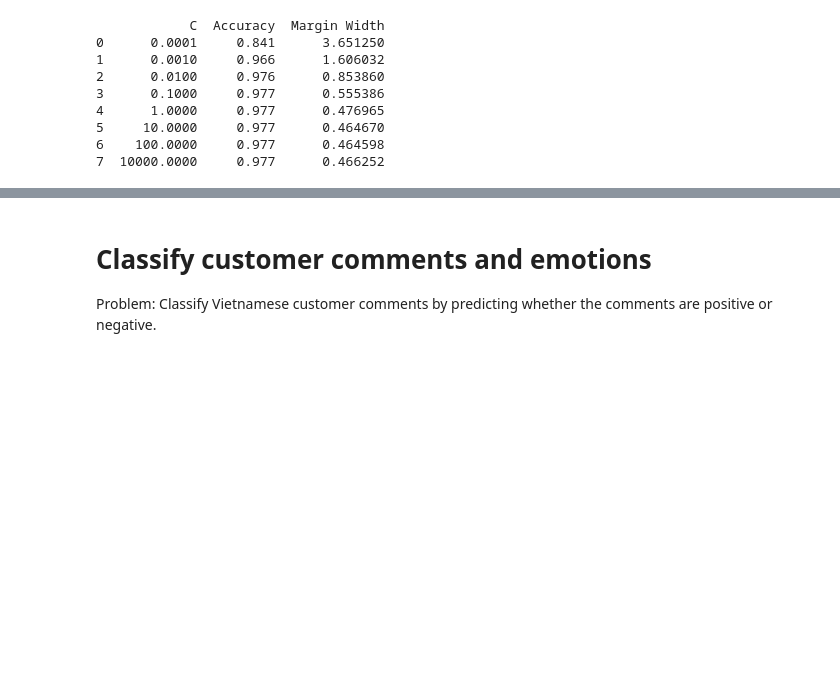
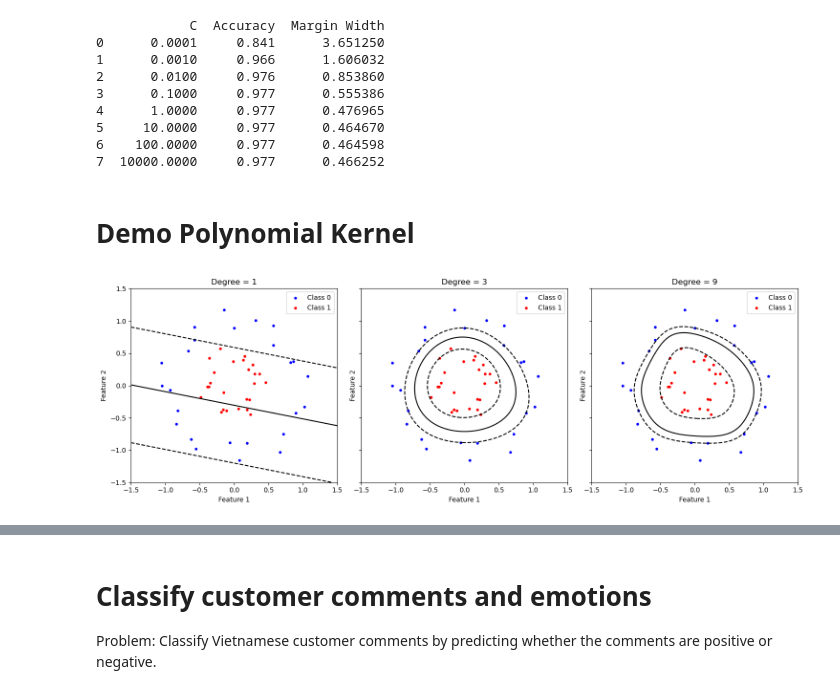
Before and after one commit to baominh5xx2/CS115_UIT, a Jupyter notebook: Demo_main.ipynb, the cells around one changed output, grey strips where cells are left out. Cells and saved outputs as stored; diff of their text form; code cells hidden in the pictures; blank space fills up the shorter version.

```diff
--- a/Demo_main.ipynb
+++ b/Demo_main.ipynb
@@ -352,3 +352,56 @@ print(results_df)
 5     10.0000     0.977      0.464670
 6    100.0000     0.977      0.464598
 7  10000.0000     0.977      0.466252
+# %% [markdown]
+# Demo Polynomial Kernel
+# %%
+import numpy as np
+import matplotlib.pyplot as plt
+from sklearn.svm import SVC
+from sklearn.datasets import make_circles
+from sklearn.preprocessing import StandardScaler
+from sklearn.pipeline import Pipeline
+
+# Generate circular dataset
+X, y = make_circles(n_samples=50, factor=0.4, noise=0.1, random_state=23520123)
+
+# Function to plot decision boundaries with contour lines
+def plot_decision_boundaries(clf, X, y, ax, title):
+    # Create a mesh grid for plotting
+    xx, yy = np.meshgrid(np.linspace(-1.5, 1.5, 500), np.linspace(-1.5, 1.5, 500))
+    Z = clf.decision_function(np.c_[xx.ravel(), yy.ravel()])
+    Z = Z.reshape(xx.shape)
+
+    # Plot contour lines for the decision function
+    ax.contour(xx, yy, Z, levels=[-1, 0, 1], linestyles=['--', '-', '--'], colors='black')
+    # Scatter plot for points, blue for class 0, red for class 1
+    ax.scatter(X[y == 0, 0], X[y == 0, 1], color='blue', label='Class 0',s= 10)
+    ax.scatter(X[y == 1, 0], X[y == 1, 1], color='red', label='Class 1',s = 10)
+    ax.set_xlim(-1.5, 1.5)
+    ax.set_ylim(-1.5, 1.5)
+    ax.set_title(title)
+    ax.set_xlabel('Feature 1')
+    ax.set_ylabel('Feature 2')
+    ax.legend(loc='upper right')
+
+# Degrees of polynomial kernel to plot
+degrees = [1, 3, 9]
+
+# Plotting decision boundaries for different polynomial kernel degrees
+fig, axes = plt.subplots(1, 3, figsize=(15, 5), sharey=True)
+
+for i, degree in enumerate(degrees):
+    # Create a pipeline with scaling and SVM
+    clf = Pipeline([
+        ('scaler', StandardScaler()),
+        ('svm', SVC(kernel='poly', degree=degree, coef0=1, C=1))
+    ])
+    clf.fit(X, y)
+
+    # Plot the decision boundary
+    plot_decision_boundaries(clf, X, y, axes[i], title=f"Degree = {degree}")
+
+plt.tight_layout()
+plt.show()
+# %% [output]
+[figure, added]
```
Also changed, not shown: parts of 1 cell of this notebook.
